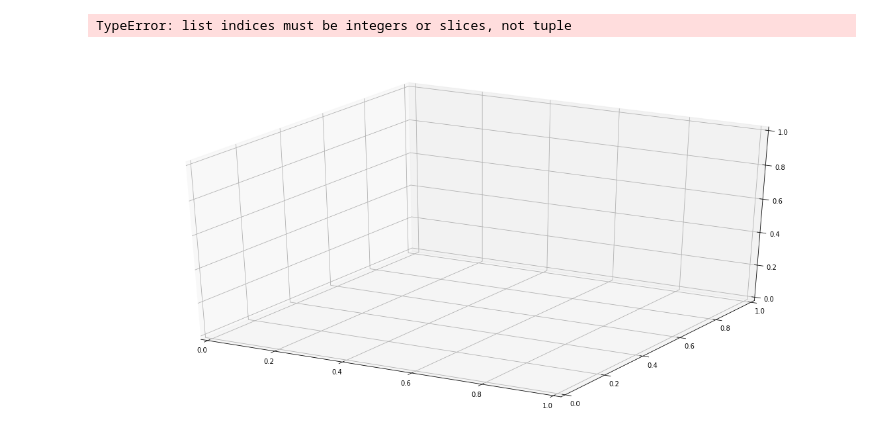
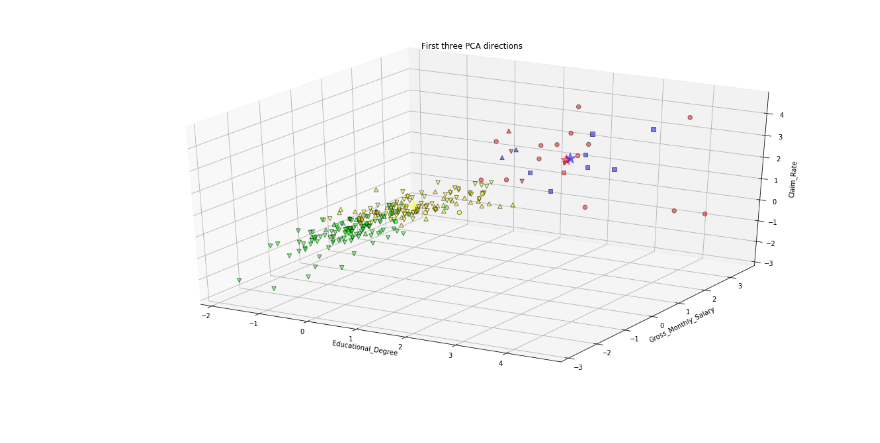
Before and after one commit to AronHa/ml_code, a Jupyter notebook: Coding3_tuesday.ipynb, the cells around one changed output. Saved outputs shown, nothing was run; the diff lists cells and outputs as text; code cells hidden in the pictures.

Commit message:
Fixed scatter plots

```diff
--- a/Coding3_tuesday.ipynb
+++ b/Coding3_tuesday.ipynb
@@ -146,10 +147,9 @@ y_pred = kmeans.fit_predict(x)
 import matplotlib.pyplot as plt
 from mpl_toolkits.mplot3d import Axes3D
 %matplotlib inline
-import numpy as np
 
-print(kmeans.cluster_centers_)
-print(y_pred)
+#print(kmeans.cluster_centers_)
+#print(y_pred)
 
 #for i in range(0,k):
  #   print(i)
@@ -159,7 +159,7 @@ print(y_pred)
 
 #print(list(y[label]))
 
-d = {'Engineering':'o','Liberal Arts':'^','Ivy League':'s','Party':'.','State':'x'}
+d = {0:"#ff0000", 1:"#00ff00", 2:"#0000ff", 3:"#ffff00", 4:"#ff00ff", 5:"#ffff00", 6:"#ffffff", 7:"#000000"}
 
 #markers = np.array(y[label])
 #for i,value in enumerate(y[label]):
@@ -171,40 +171,46 @@ ax = fig.add_subplot(111, projection='3d')
 #print(y['School Type'] == 'Engineering')
 
 from itertools import compress
+
 fil = y['School Type'] == 'Engineering'
-
-x_eng = list(compress(x, fil))
-print(len(x_eng))
+x_eng = np.array(list(compress(x, fil)))
+y_pred_eng = np.array(list(compress(y_pred, fil)))
+colors_eng = np.array([d[q] for q in y_pred_eng])
+print(x_eng.shape)
 
 fil = y['School Type'] == 'Ivy League'
-
-x_ivy = list(compress(x, fil))
+x_ivy = np.array(list(compress(x, fil)))
+y_pred_ivy = np.array(list(compress(y_pred, fil)))
+colors_ivy = np.array([d[q] for q in y_pred_ivy])
 print(len(x_ivy))
 
 fil = y['School Type'] == 'State'
-
-x_state = list(compress(x, fil))
+x_state = np.array(list(compress(x, fil)))
+y_pred_state = np.array(list(compress(y_pred, fil)))
+colors_state = np.array([d[q] for q in y_pred_state])
 print(len(x_state))
 
 fil = y['School Type'] == 'Liberal Arts'
-
-x_la = list(compress(x, fil))
+x_la = np.array(list(compress(x, fil)))
+y_pred_la = np.array(list(compress(y_pred, fil)))
+colors_la = np.array([d[q] for q in y_pred_la])
 print(len(x_la))
 
 fil = y['School Type'] == 'Party'
-
-x_party = list(compress(x, fil))
+x_party = np.array(list(compress(x, fil)))
+y_pred_party = np.array(list(compress(y_pred, fil)))
+colors_party = np.array([d[q] for q in y_pred_party])
 print(len(x_party))
 
-print(x_eng)
+print(y_pred_eng)
+print(y_pred_ivy)
+print(y_pred_party)
 
-ax.scatter(x_eng[:,0], x_eng[:,1], x_eng[:,2], c=y_pred, cmap='viridis', edgecolor='k', s=40, alpha = 0.5, marker='o')
-ax.scatter(x[:,0], x[:,1], x[:,2], c=y_pred, cmap='viridis', edgecolor='k', s=40, alpha = 0.5, marker=markers)
-ax.scatter(x[:,0], x[:,1], x[:,2], c=y_pred, cmap='viridis', edgecolor='k', s=40, alpha = 0.5, marker=markers)
-ax.scatter(x[:,0], x[:,1], x[:,2], c=y_pred, cmap='viridis', edgecolor='k', s=40, alpha = 0.5, marker=markers)
-ax.scatter(x[:,0], x[:,1], x[:,2], c=y_pred, cmap='viridis', edgecolor='k', s=40, alpha = 0.5, marker=markers)
-#markers = np.array([d[q] for q in y[label]])
-#print(type(markers))
+ax.scatter(x_eng[:,0], x_eng[:,1], x_eng[:,2], c=colors_eng, cmap='viridis', edgecolor='k', s=40, alpha = 0.5, marker='o')
+ax.scatter(x_ivy[:,0], x_ivy[:,1], x_ivy[:,2], c=colors_ivy, cmap='viridis', edgecolor='k', s=40, alpha = 0.5, marker='s')
+ax.scatter(x_state[:,0], x_state[:,1], x_state[:,2], c=colors_state, cmap='viridis', edgecolor='k', s=40, alpha = 0.5, marker='v')
+ax.scatter(x_la[:,0], x_la[:,1], x_la[:,2], c=colors_la, cmap='viridis', edgecolor='k', s=40, alpha = 0.5, marker='^')
+ax.scatter(x_party[:,0], x_party[:,1], x_party[:,2], c=colors_party, cmap='viridis', edgecolor='k', s=40, alpha = 0.5, marker='d')
 
 #ax.scatter(x[:,0], x[:,1], x[:,2],
  #           c=y_pred, cmap='viridis',
@@ -217,9 +223,10 @@ ax.set_ylabel("Gross_Monthly_Salary")
 ax.set_zlabel("Claim_Rate")
 ax.dist = 10
 
+colors_cluster = np.array([d[q] for q in range(0,k)])
 ax.scatter(kmeans.cluster_centers_[:,0], kmeans.cluster_centers_[:,1],
            kmeans.cluster_centers_[:,2],
-           s = 300, c = 'r', marker='*', label = 'Centroid')
+           s = 300, c = colors_cluster, marker='*', label = 'Centroid', alpha=0.5)
 
 plt.autoscale(enable=True, axis='x', tight=True)
 # %% [output]
@@ -243,2 +241 @@ plt.autoscale(enable=True, axis='x', tight=True)
-TypeError: list indices must be integers or slices, not tuple
-[figure, old version]
+[figure, new version]
```
Also changed, not shown: parts of 2 cells of this notebook.
